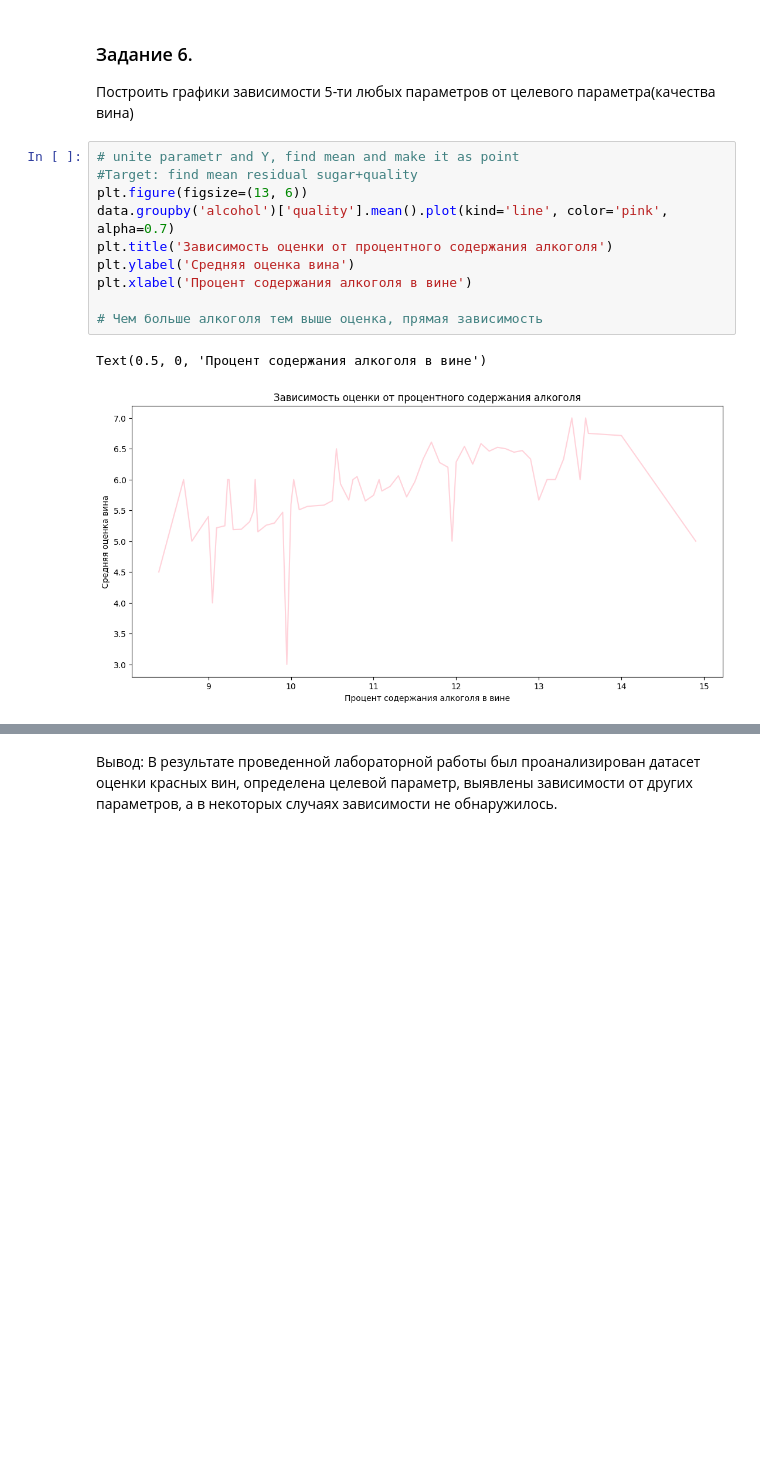
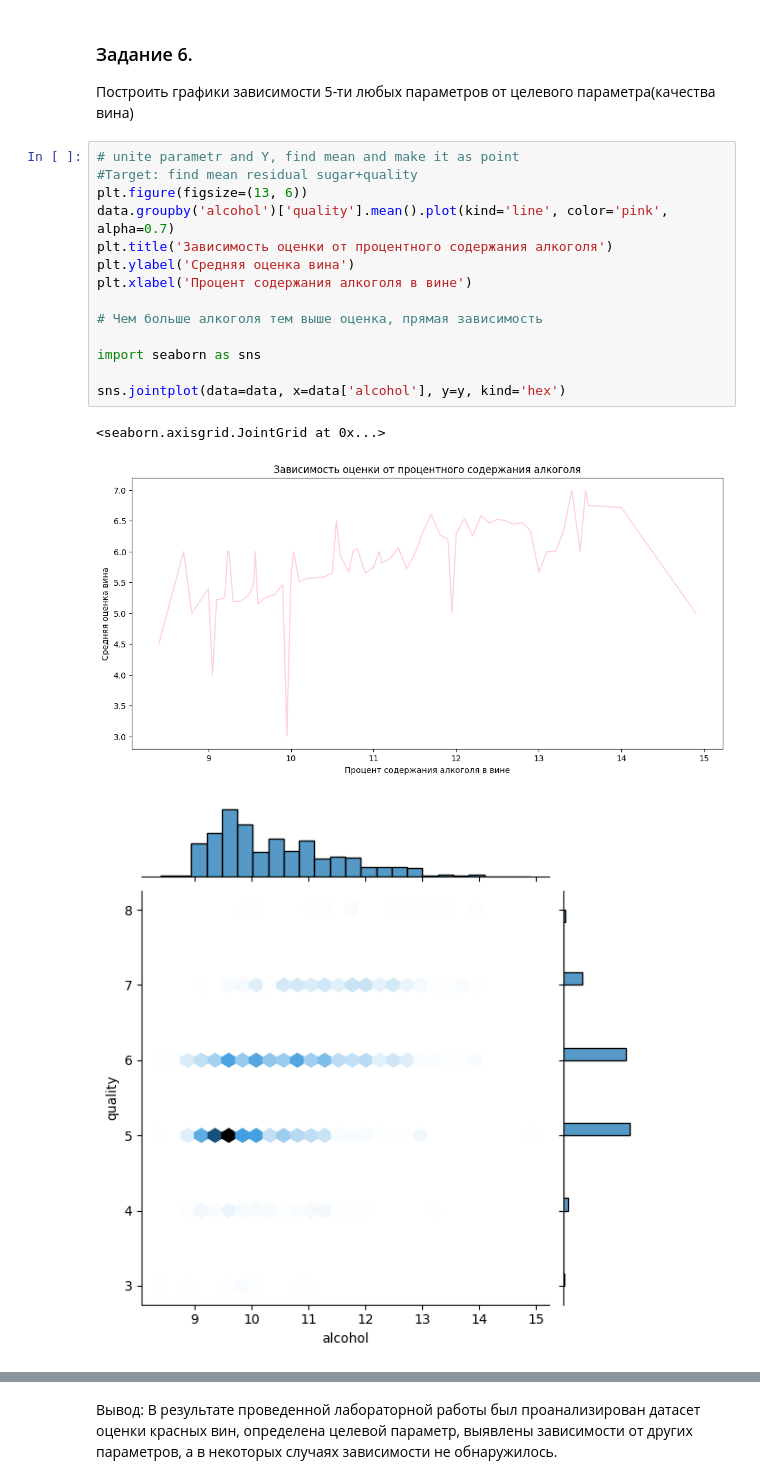
Before and after one commit to Plkhv/AI_labs, a Jupyter notebook: lab-2/Lab-02.ipynb, the cells around one changed output, grey strips where cells are left out. Drawn from its saved outputs; the diff is of its cells as text; blank space fills up the shorter version.

Commit message:
added jointplot last task

```diff
--- a/lab-2/Lab-02.ipynb
+++ b/lab-2/Lab-02.ipynb
@@ -225,16 +225,21 @@ plt.show()
 # %%
 # unite parametr and Y, find mean and make it as point
 #Target: find mean residual sugar+quality
 plt.figure(figsize=(13, 6))
 data.groupby('alcohol')['quality'].mean().plot(kind='line', color='pink', alpha=0.7)
 plt.title('Зависимость оценки от процентного содержания алкоголя')
 plt.ylabel('Средняя оценка вина')
 plt.xlabel('Процент содержания алкоголя в вине')
 
 # Чем больше алкоголя тем выше оценка, прямая зависимость
+
+import seaborn as sns
+
+sns.jointplot(data=data, x=data['alcohol'], y=y, kind='hex')
 # %% [output]
-Text(0.5, 0, 'Процент содержания алкоголя в вине')
+<seaborn.axisgrid.JointGrid at 0x...>
 [figure]
+[figure, added]
 # %%
 plt.figure(figsize=(13, 6))
 data.groupby('residual sugar')['quality'].mean().plot(kind='line', color='pink', alpha=0.7)
```
Also changed, not shown: parts of 4 cells of this notebook.
